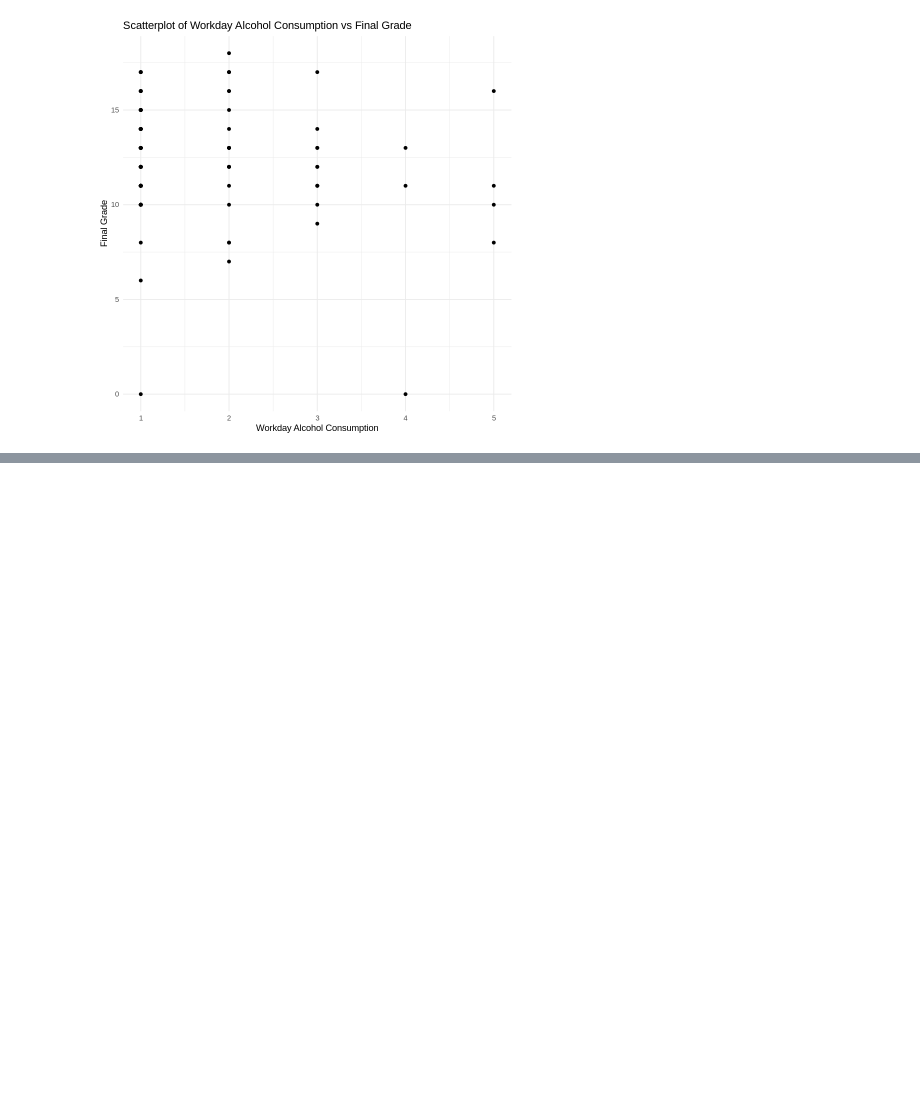
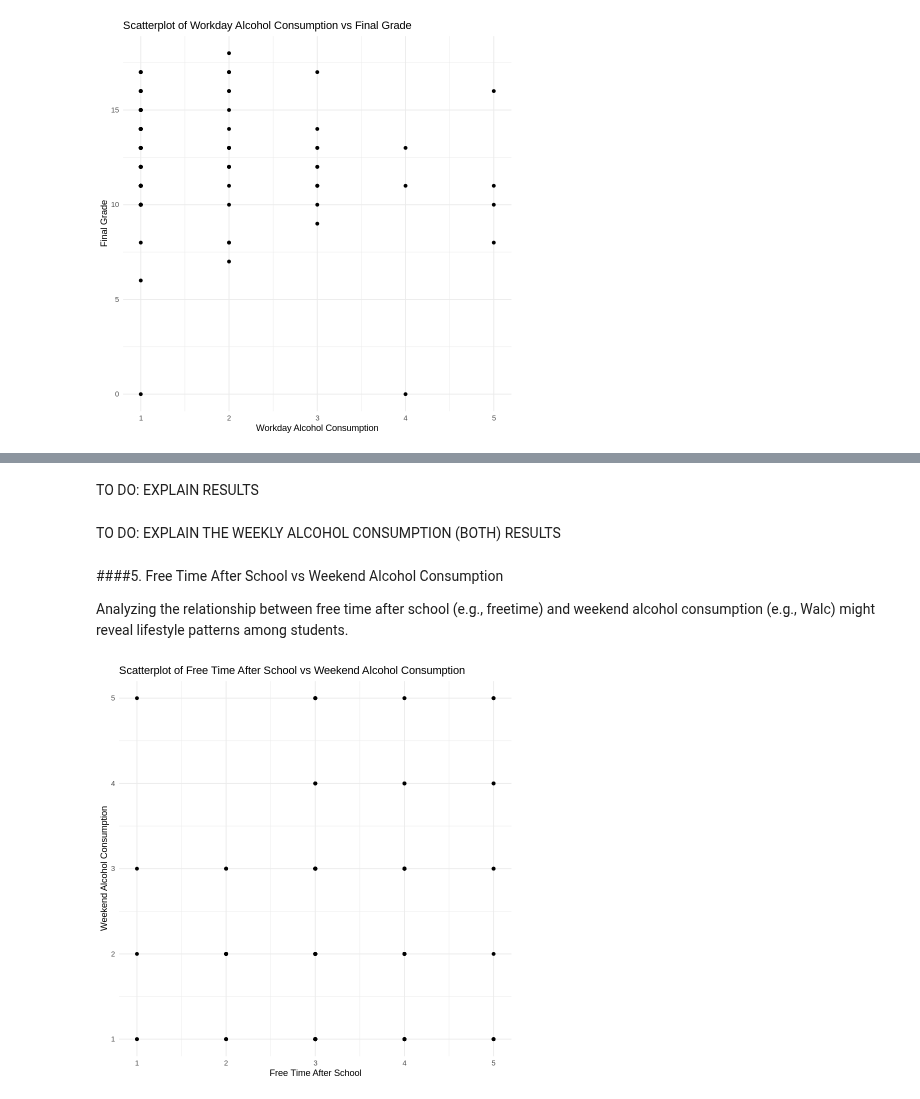
Before and after one commit to carlos-alves-one/Student-Performance-R, a Jupyter notebook: Regression_CW1.ipynb, the cells around one changed output, grey strips where cells are left out. Saved outputs shown, nothing was run; the diff lists cells and outputs as text; code cells hidden in the pictures; blank space fills up the shorter version.

```diff
--- a/Regression_CW1.ipynb
+++ b/Regression_CW1.ipynb
@@ -428,0 +444,19 @@ ggplot(train_set, aes(x = Dalc.y, y = G3.y)) +
+# %% [markdown]
+TO DO: EXPLAIN RESULTS
+# %% [markdown]
+TO DO: EXPLAIN THE WEEKLY ALCOHOL CONSUMPTION (BOTH) RESULTS
+# %% [markdown]
+####5. Free Time After School vs Weekend Alcohol Consumption
+
+Analyzing the relationship between free time after school (e.g., freetime) and weekend alcohol consumption (e.g., Walc) might reveal lifestyle patterns among students.
+# %%
+# Load necessary library for plotting
+library(ggplot2)
+
+# Scatterplot between Free Time After School vs Weekend Alcohol Consumption
+ggplot(train_set, aes(x = freetime.x, y = Walc.y)) +
+  geom_point() +
+  theme_minimal() +
+  labs(title = "Scatterplot of Free Time After School vs Weekend Alcohol Consumption", x = "Free Time After School", y = "Weekend Alcohol Consumption")
+# %% [output]
+[figure, added]
```
Also changed, not shown: parts of 7 cells of this notebook.
